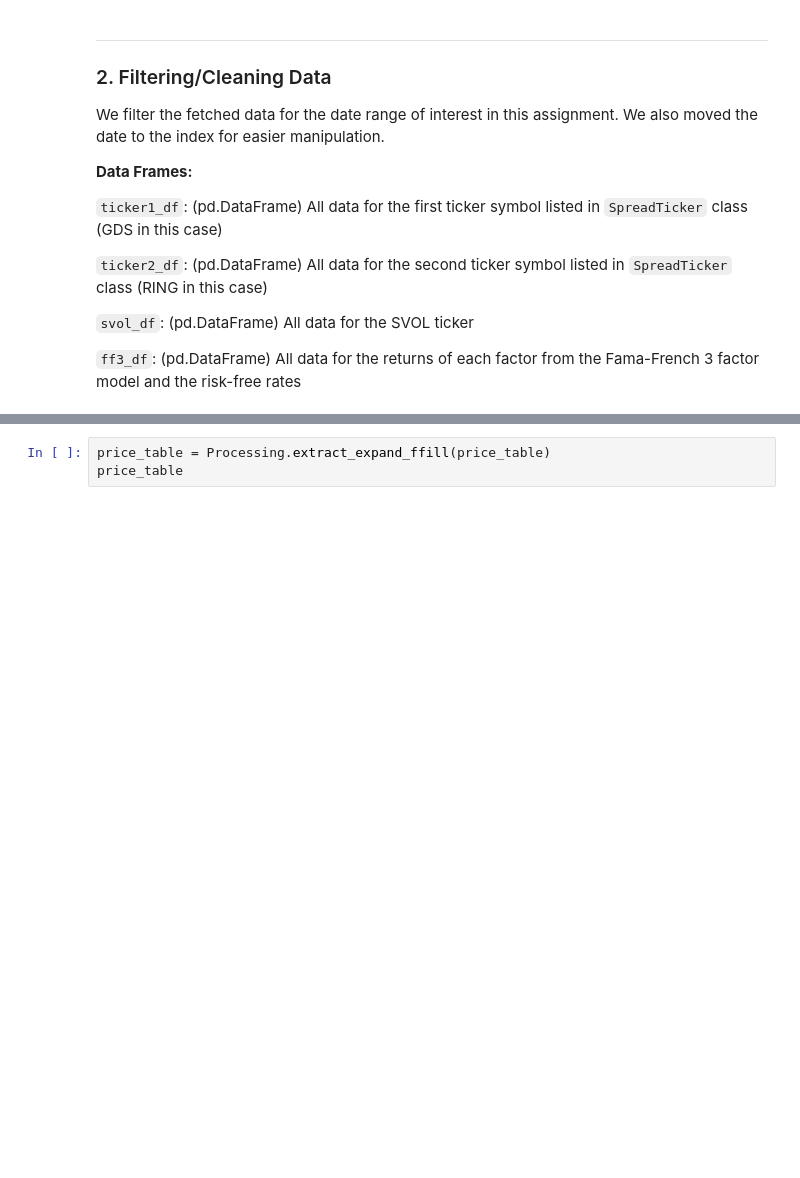
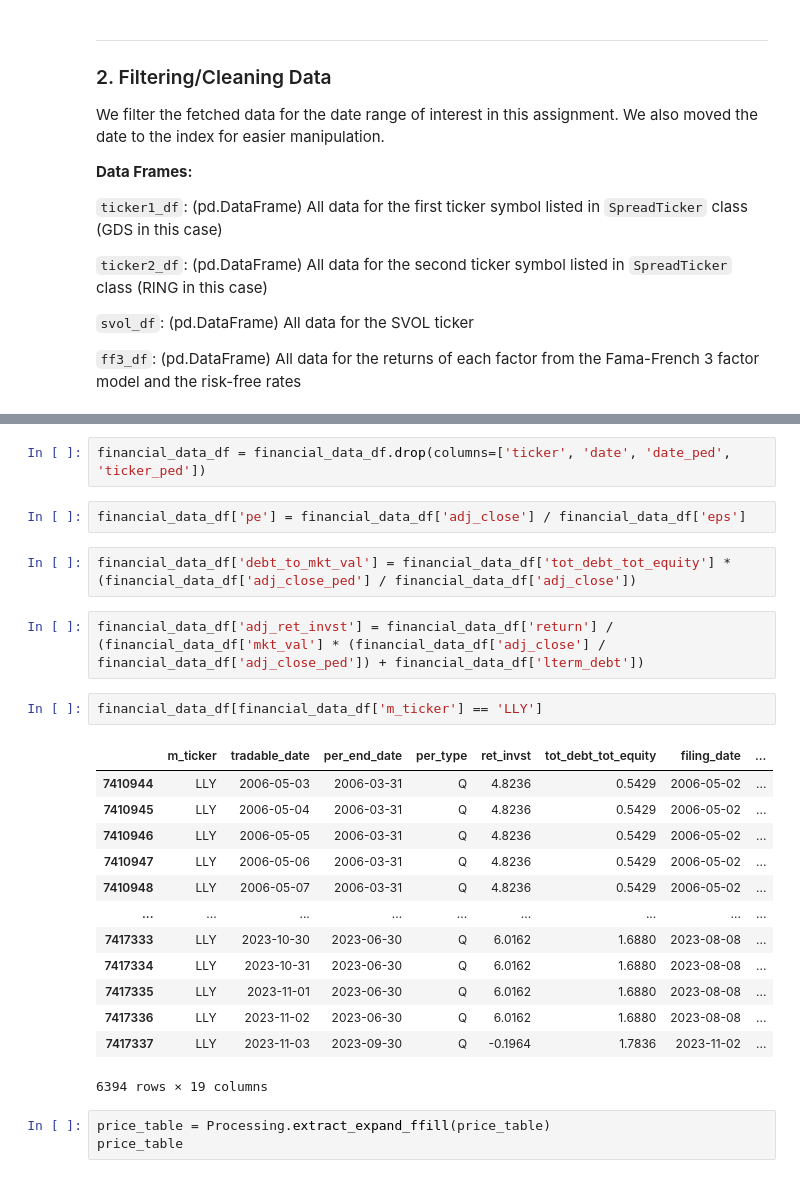
Before and after one commit to MrHumble-Bee/quantitative_trading_strategies, a Jupyter notebook: hw3_financialratioquantiles/hw3_financialratioquantiles.ipynb, the cells around one changed output, grey strips where cells are left out. Cells and saved outputs as stored; diff of their text form; blank space fills up the shorter version.

```diff
--- a/hw3_financialratioquantiles/hw3_financialratioquantiles.ipynb
+++ b/hw3_financialratioquantiles/hw3_financialratioquantiles.ipynb
@@ -977,3 +826,27 @@ fr_df
+# %%
+financial_data_df = financial_data_df.drop(columns=['ticker', 'date', 'date_ped', 'ticker_ped'])
+# %%
+financial_data_df['pe'] = financial_data_df['adj_close'] / financial_data_df['eps']
+# %%
+financial_data_df['debt_to_mkt_val'] = financial_data_df['tot_debt_tot_equity'] * (financial_data_df['adj_close_ped'] / financial_data_df['adj_close'])
+# %%
+financial_data_df['adj_ret_invst'] = financial_data_df['return'] / (financial_data_df['mkt_val'] * (financial_data_df['adj_close'] / financial_data_df['adj_close_ped']) + financial_data_df['lterm_debt'])
+# %%
+financial_data_df[financial_data_df['m_ticker'] == 'LLY']
+# %% [output]
+|  | m_ticker | tradable_date | per_end_date | per_type | ret_invst | tot_debt_tot_equity | filing_date | ... |
+| 7410944 | LLY | 2006-05-03 | 2006-03-31 | Q | 4.8236 | 0.5429 | 2006-05-02 | ... |
+| 7410945 | LLY | 2006-05-04 | 2006-03-31 | Q | 4.8236 | 0.5429 | 2006-05-02 | ... |
+| 7410946 | LLY | 2006-05-05 | 2006-03-31 | Q | 4.8236 | 0.5429 | 2006-05-02 | ... |
+| 7410947 | LLY | 2006-05-06 | 2006-03-31 | Q | 4.8236 | 0.5429 | 2006-05-02 | ... |
+| 7410948 | LLY | 2006-05-07 | 2006-03-31 | Q | 4.8236 | 0.5429 | 2006-05-02 | ... |
+| ... | ... | ... | ... | ... | ... | ... | ... | ... |
+| 7417333 | LLY | 2023-10-30 | 2023-06-30 | Q | 6.0162 | 1.6880 | 2023-08-08 | ... |
+| 7417334 | LLY | 2023-10-31 | 2023-06-30 | Q | 6.0162 | 1.6880 | 2023-08-08 | ... |
+| 7417335 | LLY | 2023-11-01 | 2023-06-30 | Q | 6.0162 | 1.6880 | 2023-08-08 | ... |
+| 7417336 | LLY | 2023-11-02 | 2023-06-30 | Q | 6.0162 | 1.6880 | 2023-08-08 | ... |
+| 7417337 | LLY | 2023-11-03 | 2023-09-30 | Q | -0.1964 | 1.7836 | 2023-11-02 | ... |
+6394 rows × 19 columns
 # %%
 price_table = Processing.extract_expand_ffill(price_table)
 price_table
```
Also changed, not shown: parts of 19 cells of this notebook.
